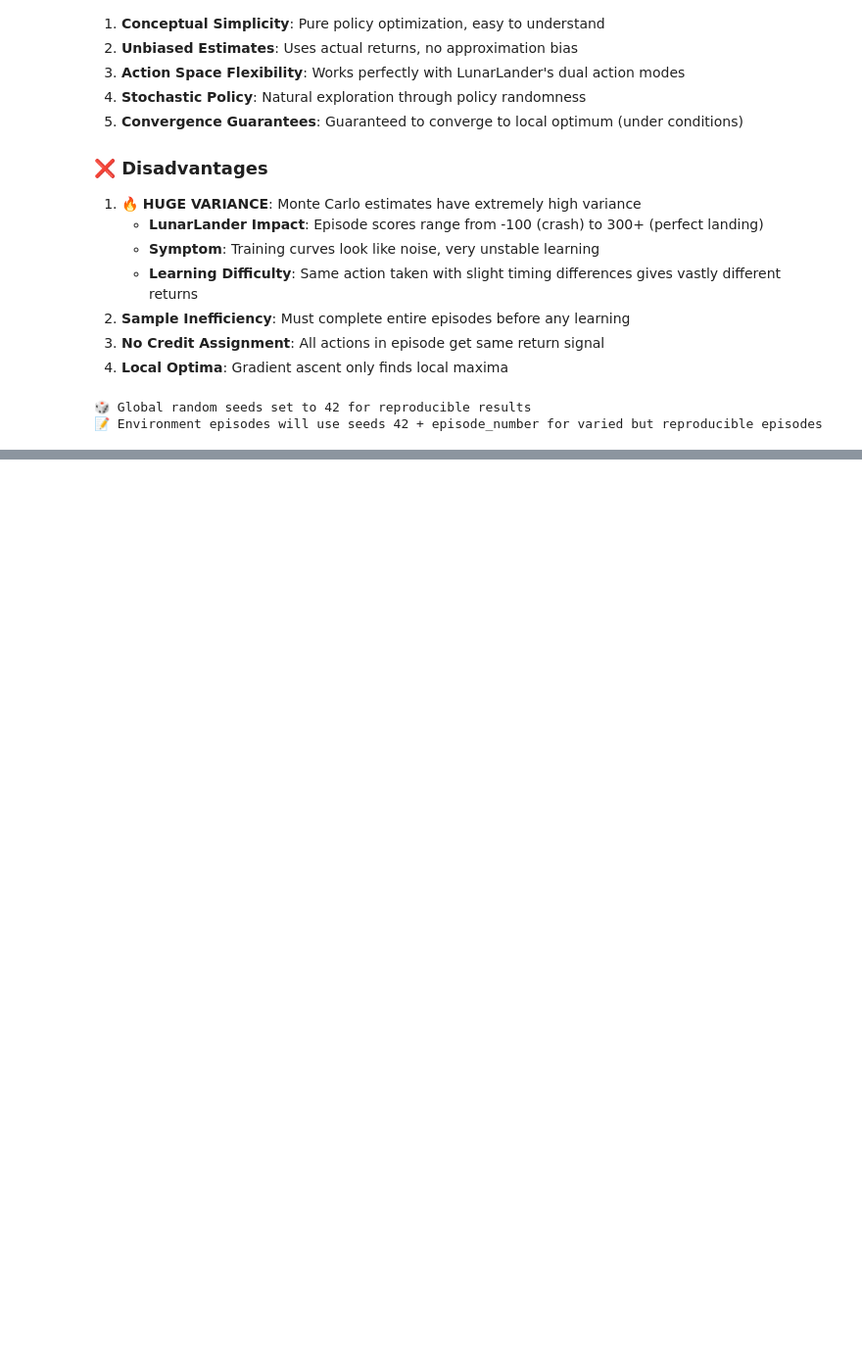
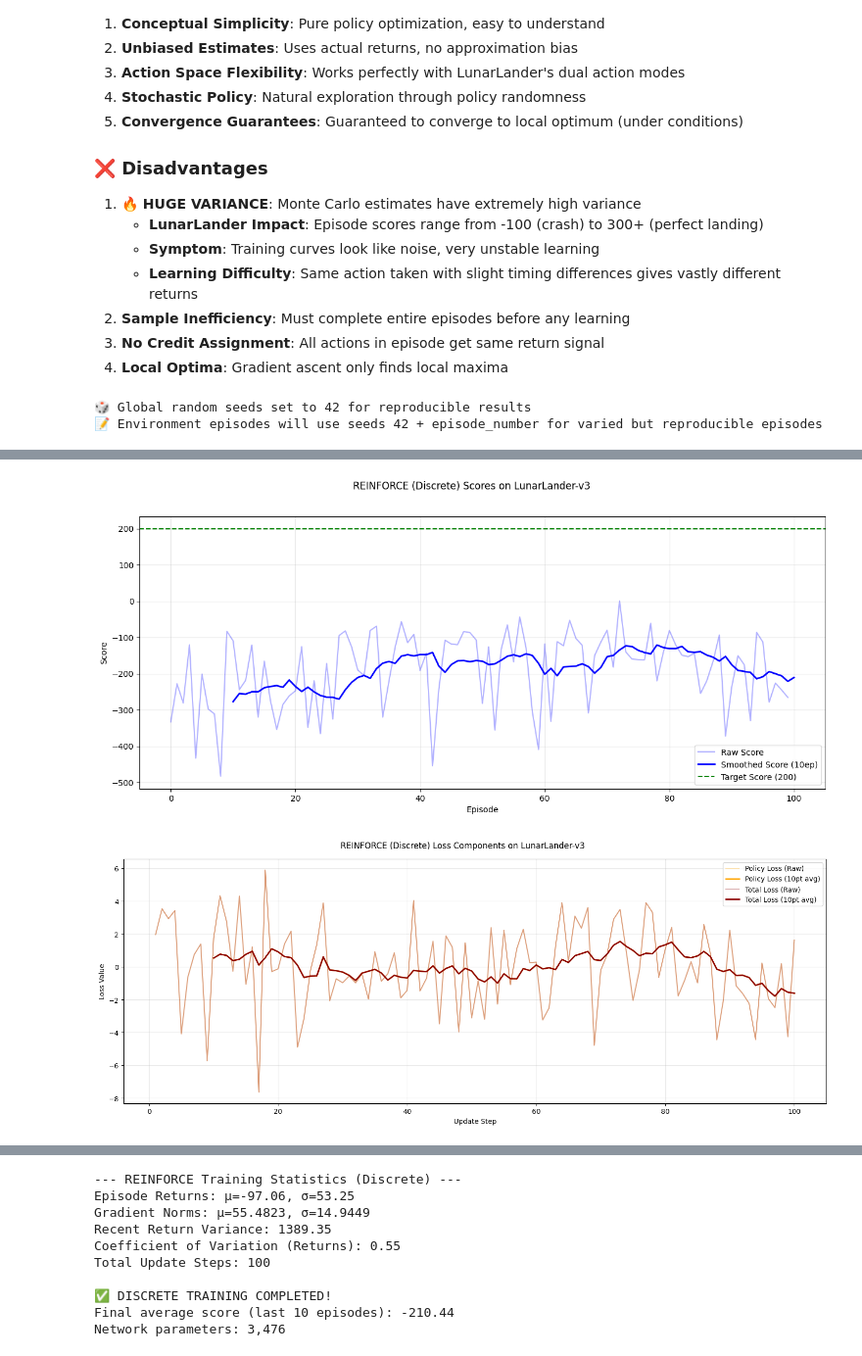
Before and after one commit to tae898/on-policy-rl, a Jupyter notebook: 01.reinforce.ipynb, the cells around one changed output, grey strips where cells are left out. Shown at 98% size. Drawn from its saved outputs; the diff is of its cells as text; code cells hidden in the pictures; blank space fills up the shorter version.

```diff
--- a/01.reinforce.ipynb
+++ b/01.reinforce.ipynb
@@ -365,7 +365,7 @@ from rl_utils import (
 # Create configuration
 CONFIG = {
     "seed": 42,
-    "episodes": 1000,
+    "episodes": 100,
     "gamma": 0.99,
     "lr": 5e-4,
     "device": "cuda",
@@ -382,7 +382,7 @@ CONFIG = {
     # Video Recording Config
     "record_videos": True,
     "video_folder": "videos",
-    "video_record_interval": 111,
+    "video_record_interval": 11,
     "record_test_videos": True,
     # Neural Network Config
     "policy_network": {
@@ -560,7 +581,6 @@ def train_reinforce(is_continuous, config):
 
     # Training Loop
     scores = []
-    losses = []
     scores_window = deque(maxlen=config["scores_window_size"])
     start_time = time.time()
 
@@ -589,21 +609,22 @@ def train_reinforce(is_continuous, config):
             if done:
                 break
 
-        loss, grad_norm = agent.update_policy()
+        loss_dict, grad_norm = agent.update_policy()
 
         scores.append(ep_reward)
-        losses.append(loss)
         scores_window.append(ep_reward)
 
-        # Update tqdm description with current statistics - use config window size consistently
+        # Update tqdm description with current statistics - use specific loss names
         avg_score_window = np.mean(scores_window) if len(scores_window) > 0 else 0.0
-        current_loss = loss if loss is not None else 0.0
+        policy_loss = loss_dict['policy_loss'] if loss_dict['policy_loss'] is not None else 0.0
+        total_loss = loss_dict['total_loss'] if loss_dict['total_loss'] is not None else 0.0
 
         pbar.set_description(
             f"Ep {i_episode:4d} | "
             f"Score: {ep_reward:6.1f} | "
             f"Avg({config['scores_window_size']}): {avg_score_window:6.1f} | "
-            f"Loss: {current_loss:8.4f} | "
+            f"PolicyLoss: {policy_loss:8.4f} | "
+            f"TotalLoss: {total_loss:8.4f} | "
             f"GradNorm: {grad_norm:6.4f}"
         )
 
@@ -627,7 +648,7 @@ def train_reinforce(is_continuous, config):
     print(f"\n{action_type} training completed in {elapsed_time:.1f} seconds!")
     print(f"Final performance: {final_performance:.2f} (last {final_window_size} episodes)")
 
-    return scores, losses, agent
+    return scores, agent.loss_history, agent
 # %%
 # --- DISCRETE ACTION SPACE TRAINING ---
 print("Starting REINFORCE training with DISCRETE actions...")
@@ -640,20 +663,16 @@ discrete_scores, discrete_losses, discrete_agent = train_reinforce(is_continuous
 # %%
 # Plot training results with REINFORCE-specific analysis
-plot_training_results(discrete_scores, discrete_losses, CONFIG, "Discrete", algorithm_name="REINFORCE")
+plot_training_results(discrete_scores, discrete_agent.loss_history, CONFIG, "Discrete", algorithm_name="REINFORCE")
 
 # Show variance analysis with REINFORCE-specific commentary
 plot_variance_analysis(discrete_agent, discrete_scores, "Discrete", CONFIG, algorithm_name="REINFORCE")
-
-# REINFORCE-specific analysis
-print(f"\n🔍 REINFORCE DISCRETE ACTION ANALYSIS:")
-print(f"- High variance is expected due to Monte Carlo nature")
-print(f"- Gradient fluctuations show the fundamental REINFORCE challenge")
-print(f"- This demonstrates why variance reduction techniques were developed")
-print(f"- Network parameters: {discrete_agent.policy.get_param_count():,}")
 
 # Training completion message
 final_window_size = min(CONFIG["scores_window_size"], len(discrete_scores))
 final_avg = np.mean(discrete_scores[-final_window_size:]) if final_window_size > 0 else 0.0
 print(f"\n✅ DISCRETE TRAINING COMPLETED!")
 print(f"Final average score (last {final_window_size} episodes): {final_avg:.2f}")
-print(f"Training videos saved to: videos/REINFORCE_discrete/")
+print(f"Network parameters: {discrete_agent.policy.get_param_count():,}")
+# %% [output]
+[figure, added]
+[figure, added]
@@ -660,3 +680,13 @@ print(f"Training videos saved to: videos/REINFORCE_discrete/")
+--- REINFORCE Training Statistics (Discrete) ---
+Episode Returns: μ=-97.06, σ=53.25
+Gradient Norms: μ=55.4823, σ=14.9449
+Recent Return Variance: 1389.35
+Coefficient of Variation (Returns): 0.55
+Total Update Steps: 100
+
+✅ DISCRETE TRAINING COMPLETED!
+Final average score (last 10 episodes): -210.44
+Network parameters: 3,476
 # %%
 # --- CONTINUOUS ACTION SPACE TRAINING ---
 print("Starting REINFORCE training with CONTINUOUS actions...")
```
Also changed, not shown: parts of 7 cells of this notebook, 2 other files.
